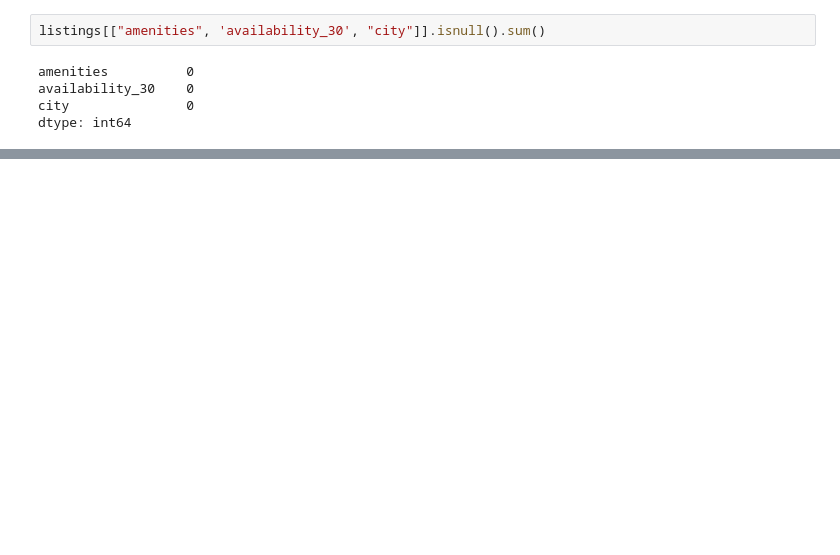
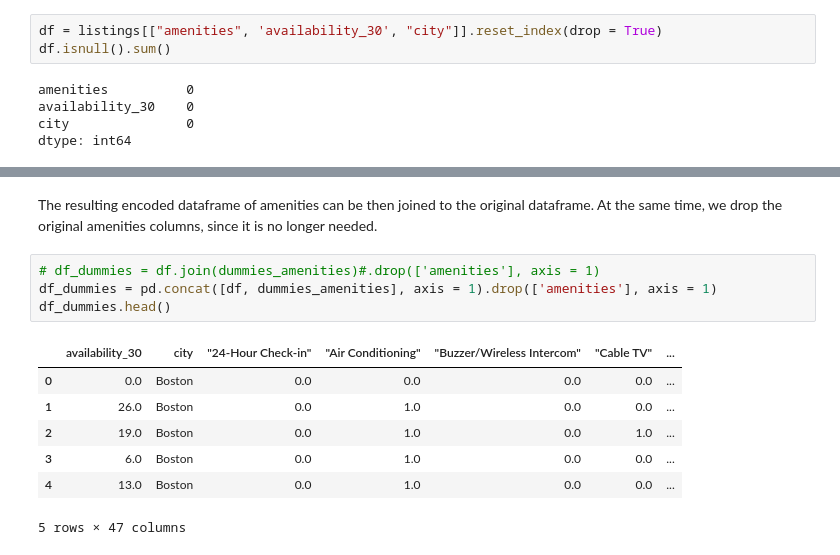
Before and after one commit to emiliozamorano15/dsblog_airbnb, a Jupyter notebook: notebooks/02-eza-listings analysis.ipynb, the cells around one changed output, grey strips where cells are left out. Cells and saved outputs as stored; diff of their text form; blank space fills up the shorter version.

```diff
--- a/notebooks/02-eza-listings analysis.ipynb
+++ b/notebooks/02-eza-listings analysis.ipynb
@@ -50,5 +56,6 @@ Luckily for our research question, the related columns do not have missing value
 # %%
-listings[["amenities", 'availability_30', "city"]].isnull().sum()
+df = listings[["amenities", 'availability_30', "city"]].reset_index(drop = True)
+df.isnull().sum()
 # %% [output]
 amenities          0
 availability_30    0
@@ -77,0 +90,14 @@ listings['amenities'].str.split(',', expand=True)
+# %% [markdown]
+The resulting encoded dataframe of amenities can be then joined to the original dataframe. At the same time, we drop the original amenities columns, since it is no longer needed.
+# %%
+# df_dummies = df.join(dummies_amenities)#.drop(['amenities'], axis = 1)
+df_dummies = pd.concat([df, dummies_amenities], axis = 1).drop(['amenities'], axis = 1)
+df_dummies.head()
+# %% [output]
+|  | availability_30 | city | "24-Hour Check-in" | "Air Conditioning" | "Buzzer/Wireless Intercom" | "Cable TV" | ... |
+| 0 | 0.0 | Boston | 0.0 | 0.0 | 0.0 | 0.0 | ... |
+| 1 | 26.0 | Boston | 0.0 | 1.0 | 0.0 | 0.0 | ... |
+| 2 | 19.0 | Boston | 0.0 | 1.0 | 0.0 | 1.0 | ... |
+| 3 | 6.0 | Boston | 0.0 | 1.0 | 0.0 | 0.0 | ... |
+| 4 | 13.0 | Boston | 0.0 | 1.0 | 0.0 | 0.0 | ... |
+5 rows × 47 columns
```
Also changed, not shown: parts of 18 cells of this notebook.
